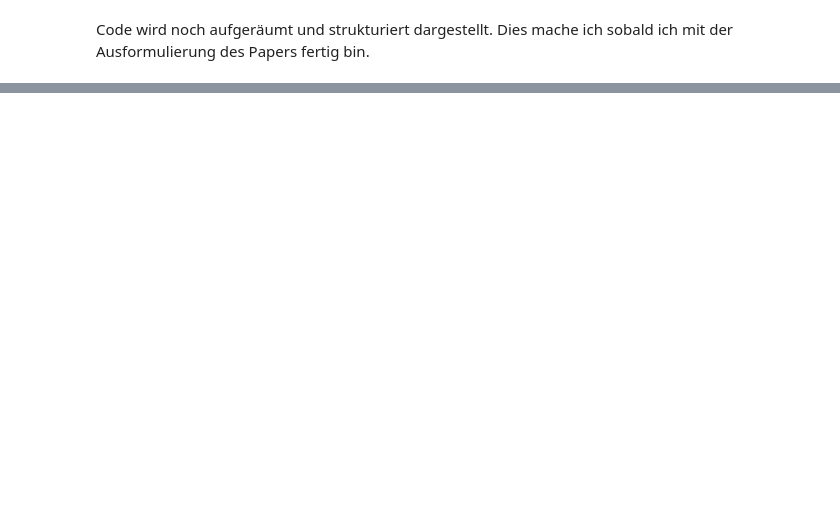
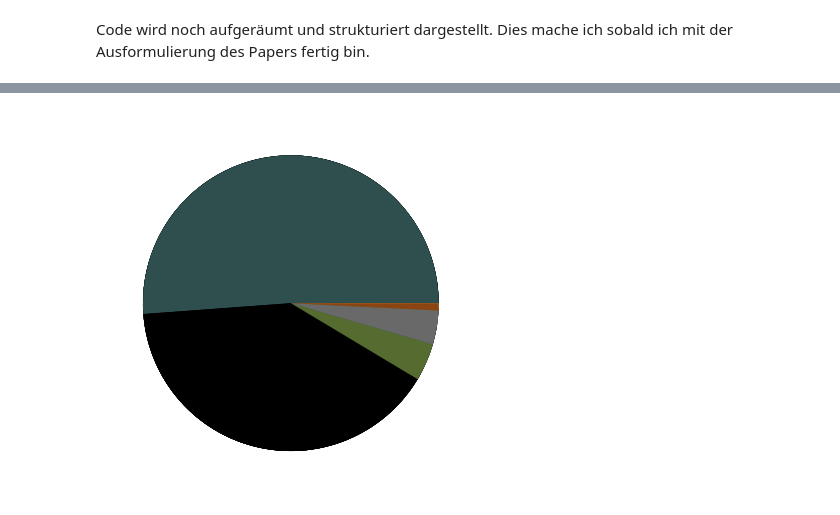
Before and after one commit to vairasza/dhcv, a Jupyter notebook: dominant_color_figures.ipynb, the cells around one changed output, grey strips where cells are left out. Drawn from its saved outputs; the diff is of its cells as text; code cells hidden in the pictures; blank space fills up the shorter version.

```diff
--- a/dominant_color_figures.ipynb
+++ b/dominant_color_figures.ipynb
@@ -60,6 +64,3 @@ little_nightmares_values = getDominantColorValuesArr(dominant_color_data_little_
 nfsmw_values = getDominantColorValuesArr(dominant_color_data_nfsmw)
 starcraft_values = getDominantColorValuesArr(dominant_color_data_starcraft_2)
 mario_values = getDominantColorValuesArr(dominant_color_data_super_mario_world)
-# %%
-settler_values = getDominantColorValuesArrPieChart(dominant_color_data_settler_3)
-print(settler_values)
@@ -67,0 +67,16 @@ print(settler_values)
+# %%
+settler_values_pie_chart = getDominantColorValuesArrPieChart(dominant_color_data_settler_3)
+print(1)
+diablo_values_pie_chart = getDominantColorValuesArrPieChart(dominant_color_data_diablo_2)
+print(2)
+elden_ring_values_pie_chart = getDominantColorValuesArrPieChart(dominant_color_data_elden_ring)
+print(3)
+half_life_values_pie_chart = getDominantColorValuesArrPieChart(dominant_color_data_half_life_2)
+print(4)
+little_nightmares_values_pie_chart = getDominantColorValuesArrPieChart(dominant_color_data_little_nightmares)
+print(5)
+nfsmw_values_pie_chart = getDominantColorValuesArrPieChart(dominant_color_data_nfsmw)
+print(6)
+starcraft_values_pie_chart = getDominantColorValuesArrPieChart(dominant_color_data_starcraft_2)
+print(7)
+mario_values_pie_chart = getDominantColorValuesArrPieChart(dominant_color_data_super_mario_world)
@@ -249,0 +387,11 @@ darkcyan
+# %%
+pie_chart_data_mario = getPieChartData(mario_values_pie_chart)
+pie_chart_data_settler = getPieChartData(settler_values_pie_chart)
+pie_chart_data_half_life = getPieChartData(half_life_values_pie_chart)
+pie_chart_data_starcraft = getPieChartData(starcraft_values_pie_chart)
+pie_chart_data_nfsmw = getPieChartData(nfsmw_values_pie_chart)
+pie_chart_data_little_nightmares = getPieChartData(little_nightmares_values_pie_chart)
+pie_chart_data_diablo = getPieChartData(diablo_values_pie_chart)
+pie_chart_data_elden_ring = getPieChartData(elden_ring_values_pie_chart)
+# %% [output]
+[figure, added]
```
Also changed, not shown: parts of 10 cells of this notebook, 1 other file.
